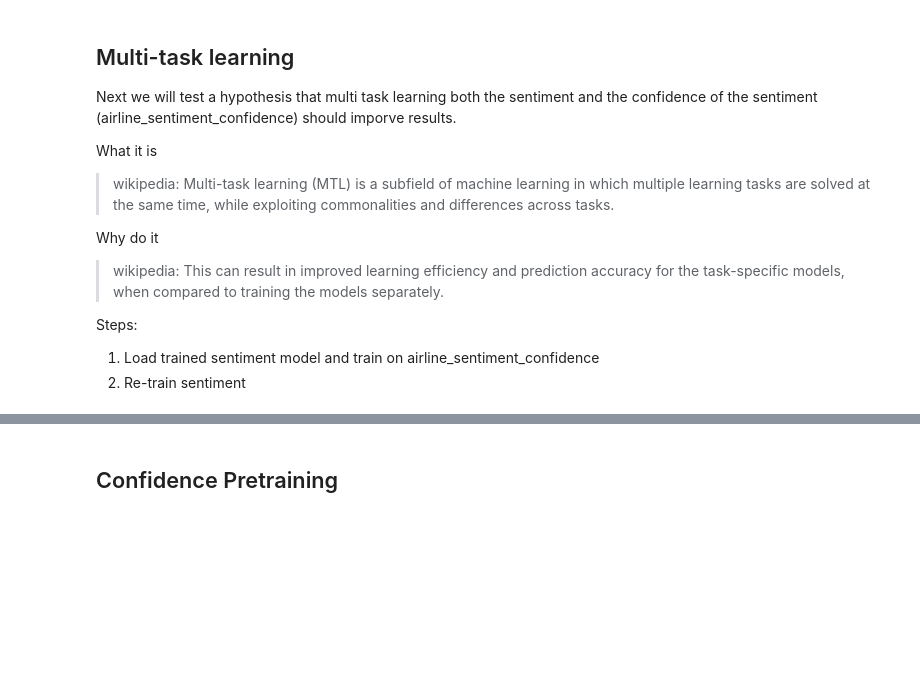
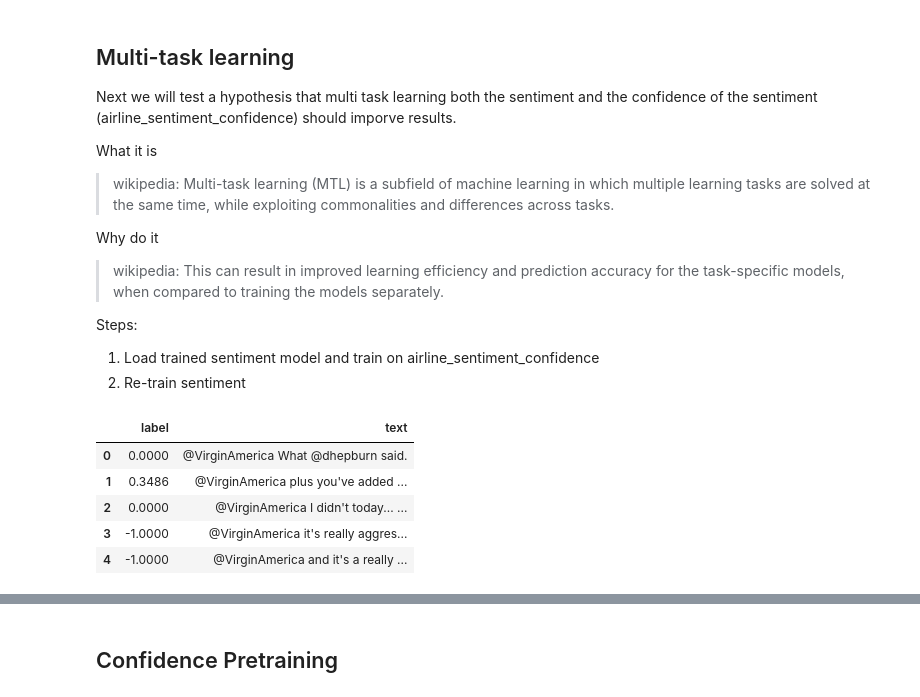
Before and after one commit to zlapp/Twitter-US-Airlines-Sentiment, a Jupyter notebook: Twitter-US-Airlines-Sentiment.ipynb, the cells around one changed output, grey strips where cells are left out. Drawn from its saved outputs; the diff is of its cells as text; code cells hidden in the pictures; blank space fills up the shorter version.

Commit message:
adjusted conf label

```diff
--- a/Twitter-US-Airlines-Sentiment.ipynb
+++ b/Twitter-US-Airlines-Sentiment.ipynb
@@ -411,8 +421,17 @@ Steps:
 1. Load trained sentiment model and train on airline_sentiment_confidence
 2. Re-train sentiment
 # %%
-df_conf = pandas.DataFrame(Tweet[['airline_sentiment_confidence','text']])
+df_conf = pandas.DataFrame(Tweet[['label','airline_sentiment_confidence','text']])
+df_conf['label'] = df_conf['label']*df_conf['airline_sentiment_confidence']
+df_conf = pandas.DataFrame(df_conf[['label','text']])
 df_conf.head()
+# %% [output]
+|  | label | text |
+| 0 | 0.0000 | @VirginAmerica What @dhepburn said. |
+| 1 | 0.3486 | @VirginAmerica plus you've added ... |
+| 2 | 0.0000 | @VirginAmerica I didn't today... ... |
+| 3 | -1.0000 | @VirginAmerica it's really aggres... |
+| 4 | -1.0000 | @VirginAmerica and it's a really ... |
 # %%
 df_conf['is_valid'] = False
 #shuffle
```
Also changed, not shown: parts of 13 cells of this notebook.
